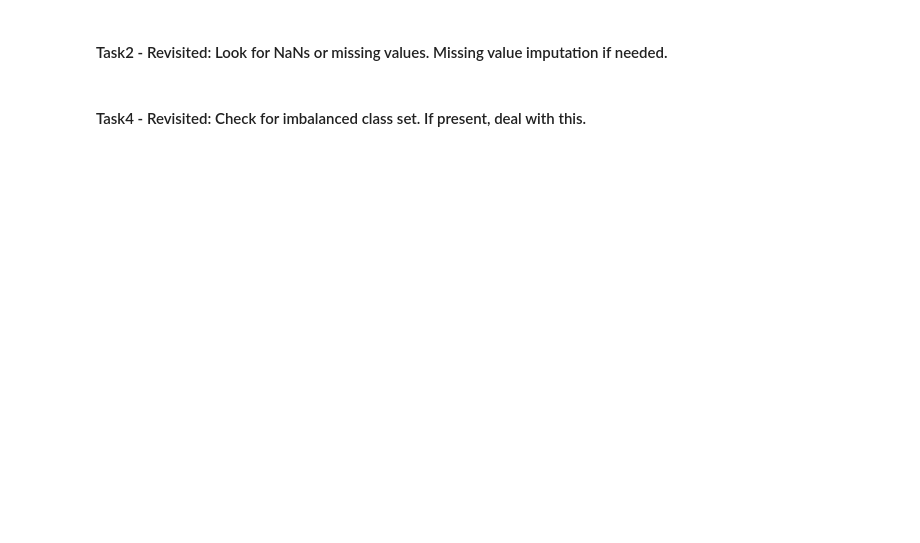
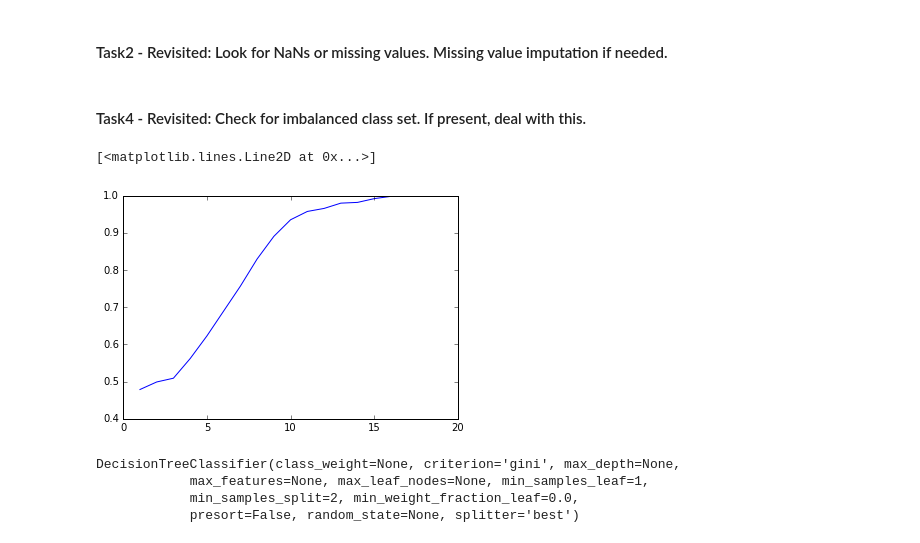
Before and after one commit to sheenstar/Springboard_Intensive, a Jupyter notebook: Capstone_project/HeartDisease_prediction.ipynb, the cells around one changed output. Drawn from its saved outputs; the diff is of its cells as text; code cells hidden in the pictures; blank space fills up the shorter version.

```diff
--- a/Capstone_project/HeartDisease_prediction.ipynb
+++ b/Capstone_project/HeartDisease_prediction.ipynb
@@ -782,3 +753,23 @@ DecisionTreeClassifier(class_weight=None, criterion='gini', max_depth=5,
 # %%
 #### Task6: Hyperparameter optimization - fine tuning the selected model.
 #### Task7: Test the selected model
+# %%
+model = DecisionTreeClassifier()
+# %%
+scorelist = []
+for i in range(1,20):
+    model = DecisionTreeClassifier(max_depth=i)
+    model.fit(X_train, y_train)
+    scorelist.append(model.score(X_train,y_train))
+# %%
+plt.plot(range(1,20),scorelist)
+# %% [output]
+[<matplotlib.lines.Line2D at 0x...>]
+[figure, added]
+# %%
+model.fit(X_train, y_train)
+# %% [output]
+DecisionTreeClassifier(class_weight=None, criterion='gini', max_depth=None,
+            max_features=None, max_leaf_nodes=None, min_samples_leaf=1,
+            min_samples_split=2, min_weight_fraction_leaf=0.0,
+            presort=False, random_state=None, splitter='best')
```
Also changed, not shown: parts of 54 cells of this notebook, 1 other file.
